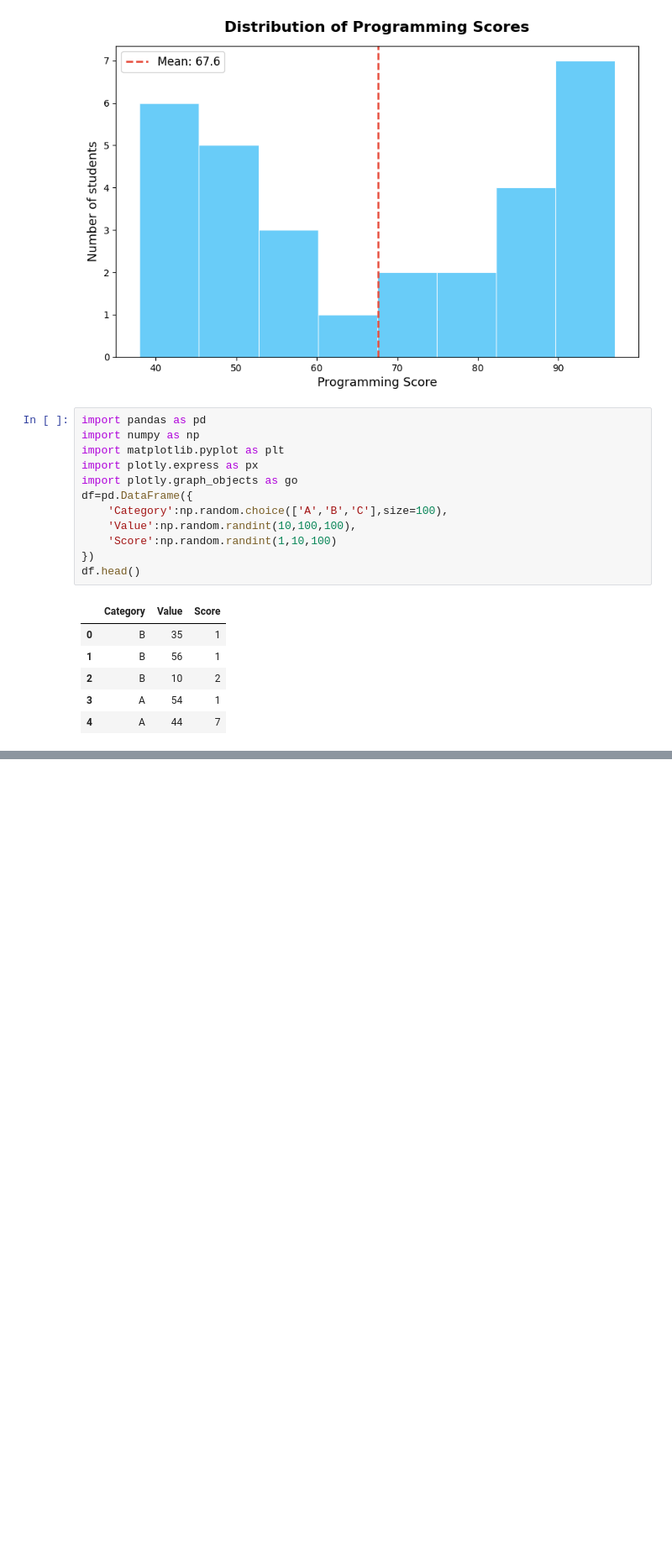
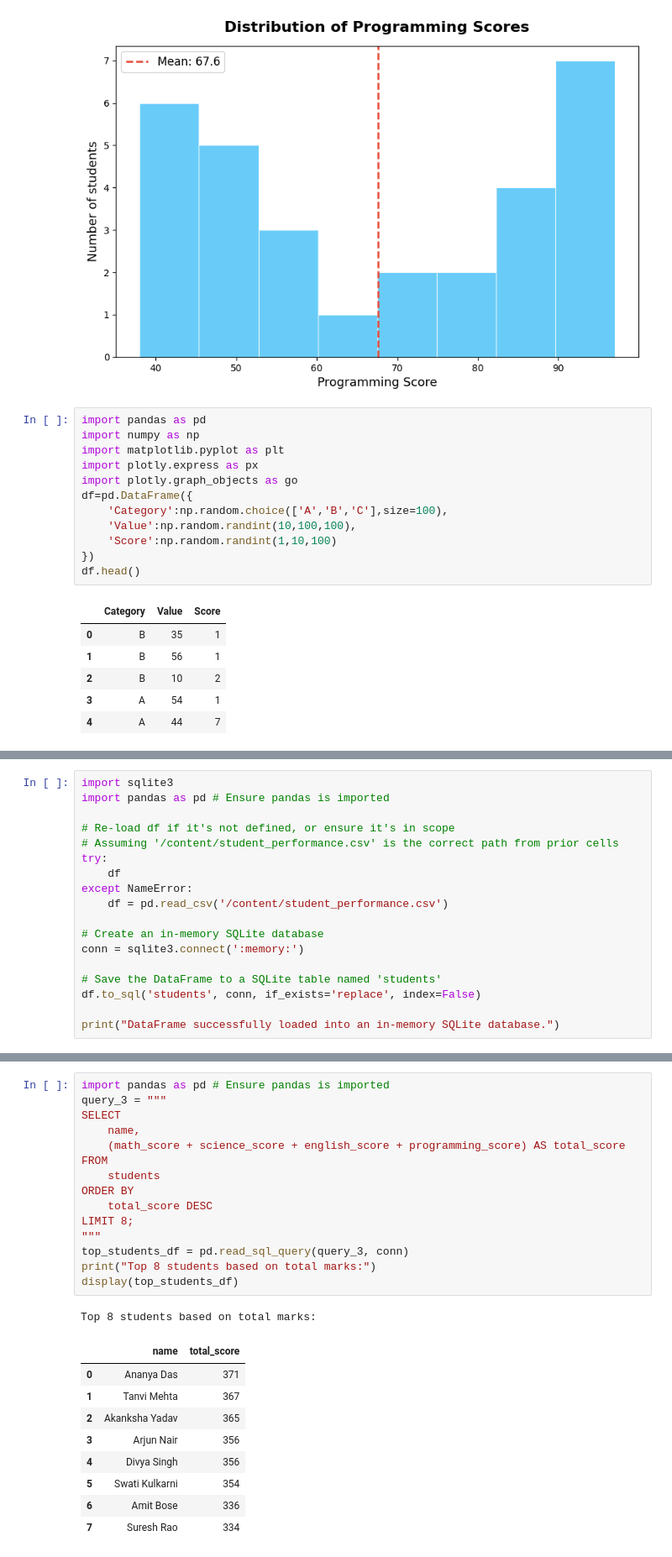
Before and after one commit to kanish-27/KanishKrishna-Codeboosters-Internship-2026, a Jupyter notebook: Day_02_Database_SQL_Visualization.ipynb, the cells around one changed output, grey strips where cells are left out. Shown at 84% size. Drawn from its saved outputs; the diff is of its cells as text; blank space fills up the shorter version.

```diff
--- a/Day_02_Database_SQL_Visualization.ipynb
+++ b/Day_02_Database_SQL_Visualization.ipynb
@@ -457,0 +460,18 @@ fig.show()
+# %%
+import sqlite3
+import pandas as pd # Ensure pandas is imported
+
+# Re-load df if it's not defined, or ensure it's in scope
+# Assuming '/content/student_performance.csv' is the correct path from prior cells
+try:
+    df
+except NameError:
+    df = pd.read_csv('/content/student_performance.csv')
+
+# Create an in-memory SQLite database
+conn = sqlite3.connect(':memory:')
+
+# Save the DataFrame to a SQLite table named 'students'
+df.to_sql('students', conn, if_exists='replace', index=False)
+
+print("DataFrame successfully loaded into an in-memory SQLite database.")
@@ -457,0 +524,26 @@ fig.show()
+# %%
+import pandas as pd # Ensure pandas is imported
+query_3 = """
+SELECT
+    name,
+    (math_score + science_score + english_score + programming_score) AS total_score
+FROM
+    students
+ORDER BY
+    total_score DESC
+LIMIT 8;
+"""
+top_students_df = pd.read_sql_query(query_3, conn)
+print("Top 8 students based on total marks:")
+display(top_students_df)
+# %% [output]
+Top 8 students based on total marks:
+|  | name | total_score |
+| 0 | Ananya Das | 371 |
+| 1 | Tanvi Mehta | 367 |
+| 2 | Akanksha Yadav | 365 |
+| 3 | Arjun Nair | 356 |
+| 4 | Divya Singh | 356 |
+| 5 | Swati Kulkarni | 354 |
+| 6 | Amit Bose | 336 |
+| 7 | Suresh Rao | 334 |
```
Also changed, not shown: parts of 6 cells of this notebook.
